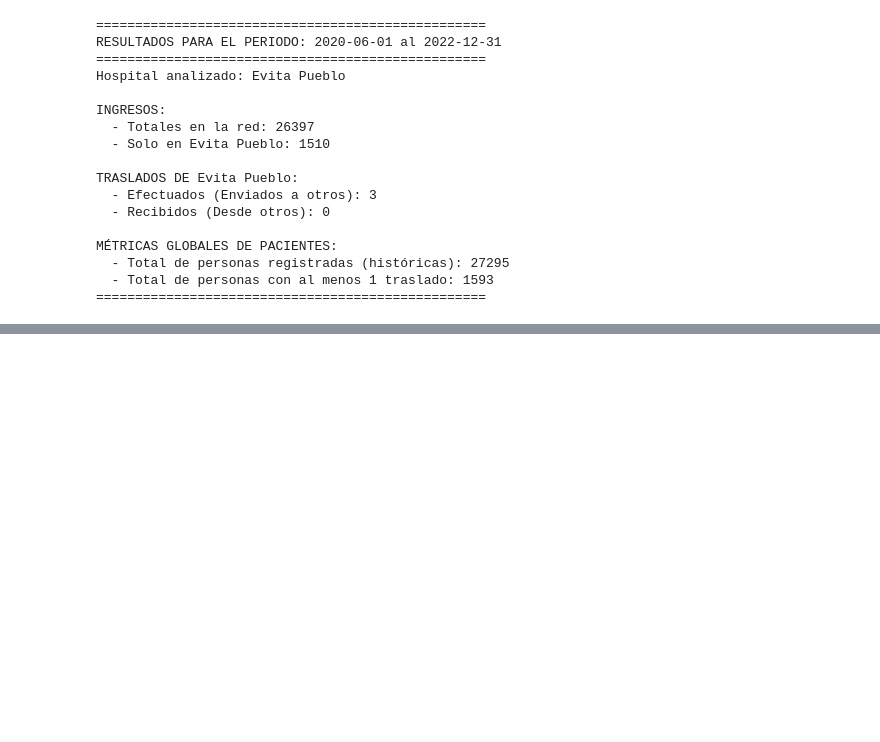
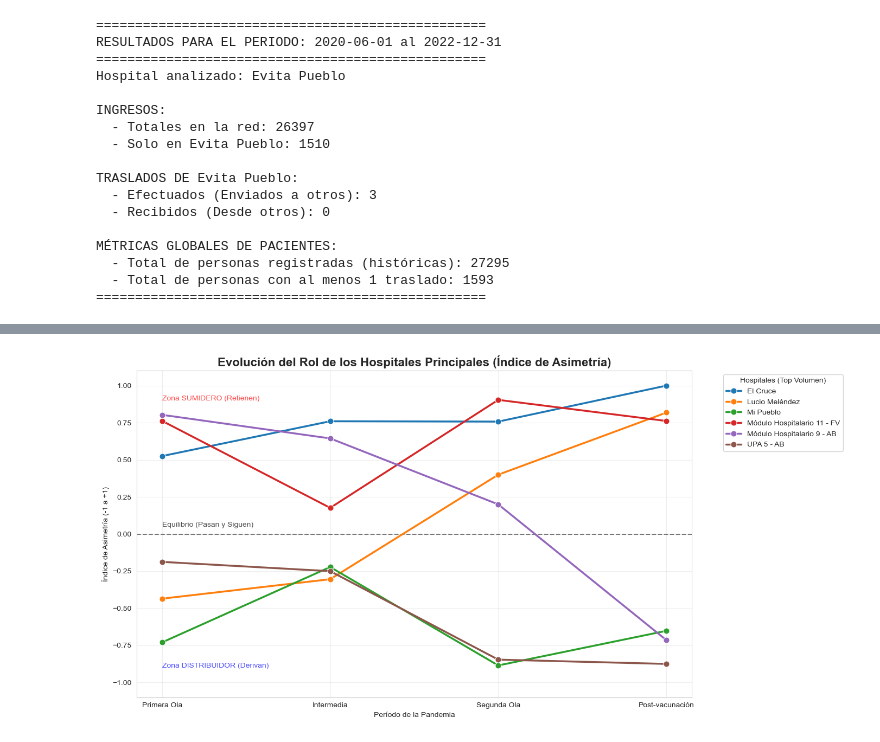
Before and after one commit to micagonzdark/RedesHospitales, a Jupyter notebook: JAIIO_notebooks/01_redes_basico.ipynb, the cells around one changed output, grey strips where cells are left out. Cells and saved outputs as stored; diff of their text form; code cells hidden in the pictures; blank space fills up the shorter version.

```diff
--- a/JAIIO_notebooks/01_redes_basico.ipynb
+++ b/JAIIO_notebooks/01_redes_basico.ipynb
@@ -564,0 +623,54 @@ MÉTRICAS GLOBALES DE PACIENTES:
+# %%
+# 10bis. ANÁLISIS DE RED: EVOLUCIÓN DEL ÍNDICE DE ASIMETRÍA POR PERÍODO
+# =============================================================================
+df_red_real = df_eventos_traslados[df_eventos_traslados['es_ambulancia'] == True].copy()
+nodos_basura = [0, '0', 'nan', 'NaN']
+df_red_real = df_red_real[~df_red_real['hospital_ingreso'].isin(nodos_basura)]
+df_red_real = df_red_real[~df_red_real['hospital_destino'].isin(nodos_basura)]
+
+resultados_periodos = []
+
+# Calculamos el índice para cada período
+for titulo, inicio, fin in PERIODOS:
+    mask_per = df_red_real['fecha_egreso'].between(inicio, fin)
+    df_per = df_red_real[mask_per]
+
+    ing = df_per.groupby('hospital_destino').size().reset_index(name='recibidos')
+    egr = df_per.groupby('hospital_ingreso').size().reset_index(name='enviados')
+
+    roles = pd.merge(ing, egr, left_on='hospital_destino', right_on='hospital_ingreso', how='outer').fillna(0)
+    roles['hospital'] = roles['hospital_destino'].combine_first(roles['hospital_ingreso'])
+    roles['volumen'] = roles['recibidos'] + roles['enviados']
+    roles['indice_asimetria'] = (roles['recibidos'] - roles['enviados']) / roles['volumen']
+    roles['periodo'] = titulo
+
+    # Solo guardamos los que tuvieron movimiento real en ese periodo (> 5 traslados)
+    resultados_periodos.append(roles[roles['volumen'] > 5])
+
+df_evolucion_red = pd.concat(resultados_periodos)
+
+# Elegimos los 5 hospitales con MÁS VOLUMEN histórico para graficar
+top_hospitales = df_evolucion_red.groupby('hospital')['volumen'].sum().nlargest(6).index
+df_plot_red = df_evolucion_red[df_evolucion_red['hospital'].isin(top_hospitales)]
+
+# Graficamos
+fig, ax = plt.subplots(figsize=(14, 7))
+sns.lineplot(data=df_plot_red, x='periodo', y='indice_asimetria', hue='hospital',
+             marker='o', linewidth=2.5, markersize=8, ax=ax)
+
+# Línea del cero (equilibrio)
+ax.axhline(0, color='black', linestyle='--', alpha=0.5, zorder=1)
+ax.text(0, 0.05, 'Equilibrio (Pasan y Siguen)', color='black', alpha=0.7)
+ax.text(0, 0.9, 'Zona SUMIDERO (Retienen)', color='red', alpha=0.7)
+ax.text(0, -0.9, 'Zona DISTRIBUIDOR (Derivan)', color='blue', alpha=0.7)
+
+ax.set_ylim(-1.1, 1.1)
+ax.set_title("Evolución del Rol de los Hospitales Principales (Índice de Asimetría)", fontsize=16, fontweight='bold')
+ax.set_ylabel("Índice de Asimetría (-1 a +1)")
+ax.set_xlabel("Período de la Pandemia")
+ax.legend(title="Hospitales (Top Volumen)", bbox_to_anchor=(1.05, 1), loc='upper left')
+plt.grid(True, alpha=0.3)
+plt.tight_layout()
+plt.show()
+# %% [output]
+[figure, added]
```
Also changed, not shown: parts of 16 cells of this notebook, 3 other files.
